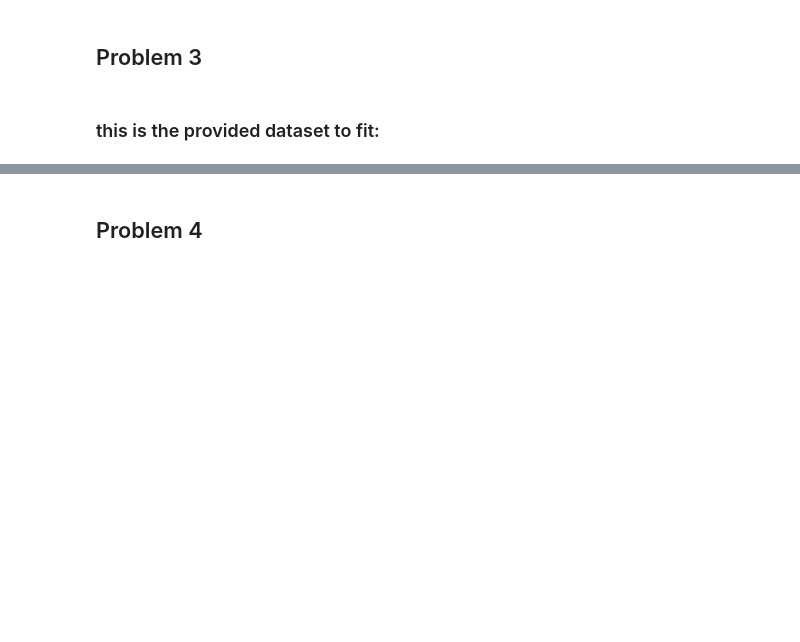
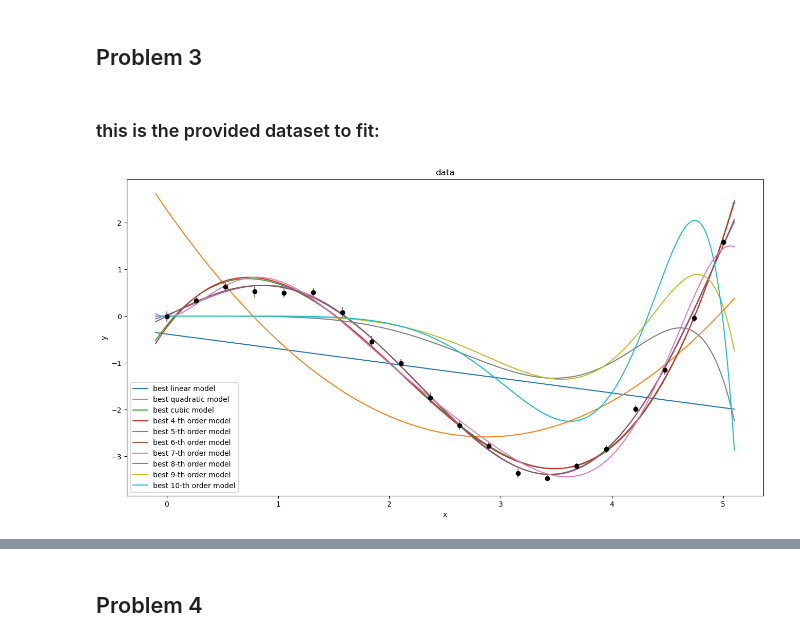
Before and after one commit to jackey-fang/astr-324-s26, a Jupyter notebook: homeworks/Astr324-S26-HW2.ipynb, the cells around one changed output, grey strips where cells are left out. Saved outputs shown, nothing was run; the diff lists cells and outputs as text; code cells hidden in the pictures; blank space fills up the shorter version.

```diff
--- a/homeworks/Astr324-S26-HW2.ipynb
+++ b/homeworks/Astr324-S26-HW2.ipynb
@@ -114,3 +215,72 @@ Write your solutions below...
 x = np.array([0.0, 0.26315789, 0.52631579, 0.78947368, 1.05263158, 1.31578947, 1.57894737, 1.84210526, 2.10526316, 2.36842105, 2.63157895, 2.89473684, 3.15789474, 3.42105263, 3.68421053, 3.94736842, 4.21052632, 4.47368421, 4.73684211, 5.0])
 y = np.array([-0.01519999,  0.32530142,  0.62251935,  0.53022095,  0.49561467, 0.50552021,  0.07149746, -0.54528213, -1.01273784, -1.74602254, -2.34787813, -2.78038444, -3.36781022, -3.47795891, -3.21682447, -2.84510209, -1.99096649, -1.1576002 , -0.03944155,  1.57943597])
 yErr = np.array([0.10993428, 0.09723471, 0.11295377, 0.1304606 , 0.09531693, 0.09531726, 0.13158426, 0.11534869, 0.09061051, 0.1108512, 0.09073165, 0.0906854 , 0.10483925, 0.0617344 , 0.06550164, 0.08875425, 0.07974338, 0.10628495, 0.08183952, 0.07175393])
+# %%
+%matplotlib inline
+
+# this function computes polynomial models given some data x
+# and parameters theta
+def polynomial_fit(theta, x):
+    """Polynomial model of degree (len(theta) - 1)"""
+    return sum(t * x ** n for (n, t) in enumerate(theta))
+
+# compute the data log-likelihood given a model
+def logL(theta, x, y, yErr, model=polynomial_fit):
+    """Gaussian log-likelihood of the model at theta"""
+    y_fit = model(theta, x)
+    return sum(stats.norm.logpdf(*args)
+               for args in zip(y, y_fit, yErr))
+
+# a direct optimization approach is used to get best model
+# parameters (which minimize -logL)
+def best_theta(degree, x, y, yErr, model=polynomial_fit):
+    theta_0 = (degree + 1) * [0]
+    neg_logL = lambda theta: -logL(theta, x, y, yErr, model)
+    return optimize.fmin_bfgs(neg_logL, theta_0, disp=False)
+
+# get best-fit parameters for linear, quadratic and cubic models
+theta1 = best_theta(1, x, y, yErr)
+theta2 = best_theta(2, x, y, yErr)
+theta3 = best_theta(3, x, y, yErr)
+theta4 = best_theta(4, x, y, yErr)
+theta5 = best_theta(5, x, y, yErr)
+theta6 = best_theta(6, x, y, yErr)
+theta7 = best_theta(7, x, y, yErr)
+theta8 = best_theta(8, x, y, yErr)
+theta9 = best_theta(9, x, y, yErr)
+theta10 = best_theta(10, x, y, yErr)
+
+
+# generate best fit lines on a fine grid
+xfit = np.linspace(-0.1, 5.1, 1000)
+yfit1 = polynomial_fit(theta1, xfit)
+yfit2 = polynomial_fit(theta2, xfit)
+yfit3 = polynomial_fit(theta3, xfit)
+yfit4 = polynomial_fit(theta4, xfit)
+yfit5 = polynomial_fit(theta5, xfit)
+yfit6 = polynomial_fit(theta6, xfit)
+yfit7 = polynomial_fit(theta7, xfit)
+yfit8 = polynomial_fit(theta8, xfit)
+yfit9 = polynomial_fit(theta9, xfit)
+yfit10 = polynomial_fit(theta10, xfit)
+
+
+# plot
+fig, ax = plt.subplots(figsize=(16, 8))
+ax.errorbar(x, y, yErr, fmt='ok', ecolor='gray')
+ax.plot(xfit, yfit1, label='best linear model')
+ax.plot(xfit, yfit2, label='best quadratic model')
+ax.plot(xfit, yfit3, label='best cubic model')
+ax.plot(xfit, yfit4, label='best 4-th order model')
+ax.plot(xfit, yfit5, label='best 5-th order model')
+ax.plot(xfit, yfit6, label='best 6-th order model')
+ax.plot(xfit, yfit7, label='best 7-th order model')
+ax.plot(xfit, yfit8, label='best 8-th order model')
+ax.plot(xfit, yfit9, label='best 9-th order model')
+ax.plot(xfit, yfit10, label='best 10-th order model')
+
+ax.legend(loc='best', fontsize=10)
+ax.set(xlabel='x', ylabel='y', title='data')
+plt.show();
+# %% [output]
+[figure, added]
```
Also changed, not shown: parts of 9 cells of this notebook, 4 other files.
